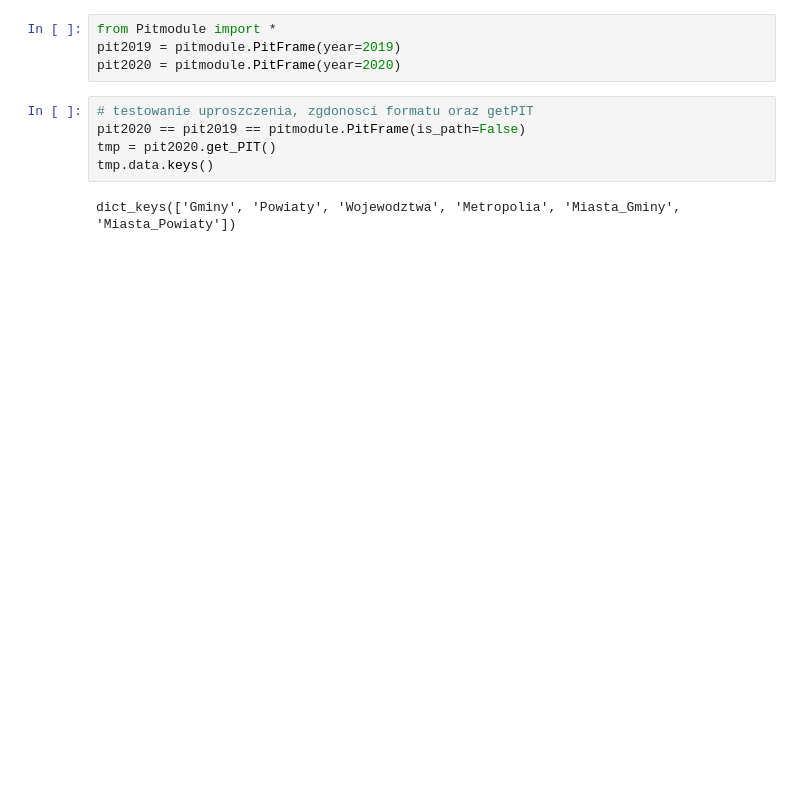
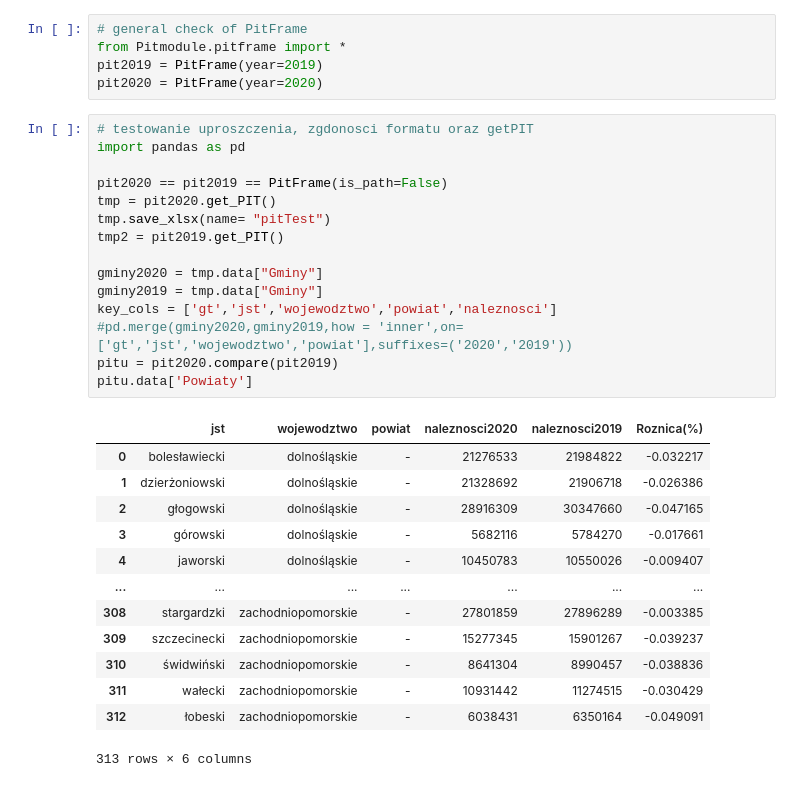
Before and after one commit to RabDou44/NYPD-finalAssignment, a Jupyter notebook: test.ipynb, the cells around one changed output. Saved outputs shown, nothing was run; the diff lists cells and outputs as text; blank space fills up the shorter version.

```diff
--- a/test.ipynb
+++ b/test.ipynb
@@ -19,11 +20,34 @@ Note: you may need to restart the kernel to use updated packages.
 # %%
-from Pitmodule import *
-pit2019 = pitmodule.PitFrame(year=2019)
-pit2020 = pitmodule.PitFrame(year=2020)
+# general check of PitFrame
+from Pitmodule.pitframe import *
+pit2019 = PitFrame(year=2019)
+pit2020 = PitFrame(year=2020)
 # %%
 # testowanie uproszczenia, zgdonosci formatu oraz getPIT
-pit2020 == pit2019 == pitmodule.PitFrame(is_path=False)
+import pandas as pd
+
+pit2020 == pit2019 == PitFrame(is_path=False)
 tmp = pit2020.get_PIT()
-tmp.data.keys()
+tmp.save_xlsx(name= "pitTest")
+tmp2 = pit2019.get_PIT()
+
+gminy2020 = tmp.data["Gminy"]
+gminy2019 = tmp.data["Gminy"]
+key_cols = ['gt','jst','wojewodztwo','powiat','naleznosci']
+#pd.merge(gminy2020,gminy2019,how = 'inner',on=['gt','jst','wojewodztwo','powiat'],suffixes=('2020','2019'))
+pitu = pit2020.compare(pit2019)
+pitu.data['Powiaty']
 # %% [output]
+|  | jst | wojewodztwo | powiat | naleznosci2020 | naleznosci2019 | Roznica(%) |
+| 0 | bolesławiecki | dolnośląskie | - | 21276533 | 21984822 | -0.032217 |
+| 1 | dzierżoniowski | dolnośląskie | - | 21328692 | 21906718 | -0.026386 |
+| 2 | głogowski | dolnośląskie | - | 28916309 | 30347660 | -0.047165 |
+| 3 | górowski | dolnośląskie | - | 5682116 | 5784270 | -0.017661 |
+| 4 | jaworski | dolnośląskie | - | 10450783 | 10550026 | -0.009407 |
+| ... | ... | ... | ... | ... | ... | ... |
+| 308 | stargardzki | zachodniopomorskie | - | 27801859 | 27896289 | -0.003385 |
+| 309 | szczecinecki | zachodniopomorskie | - | 15277345 | 15901267 | -0.039237 |
+| 310 | świdwiński | zachodniopomorskie | - | 8641304 | 8990457 | -0.038836 |
+| 311 | wałecki | zachodniopomorskie | - | 10931442 | 11274515 | -0.030429 |
+| 312 | łobeski | zachodniopomorskie | - | 6038431 | 6350164 | -0.049091 |
-dict_keys(['Gminy', 'Powiaty', 'Wojewodztwa', 'Metropolia', 'Miasta_Gminy', 'Miasta_Powiaty'])
+313 rows × 6 columns
```
Also changed, not shown: parts of 13 cells of this notebook, 8 other files.
